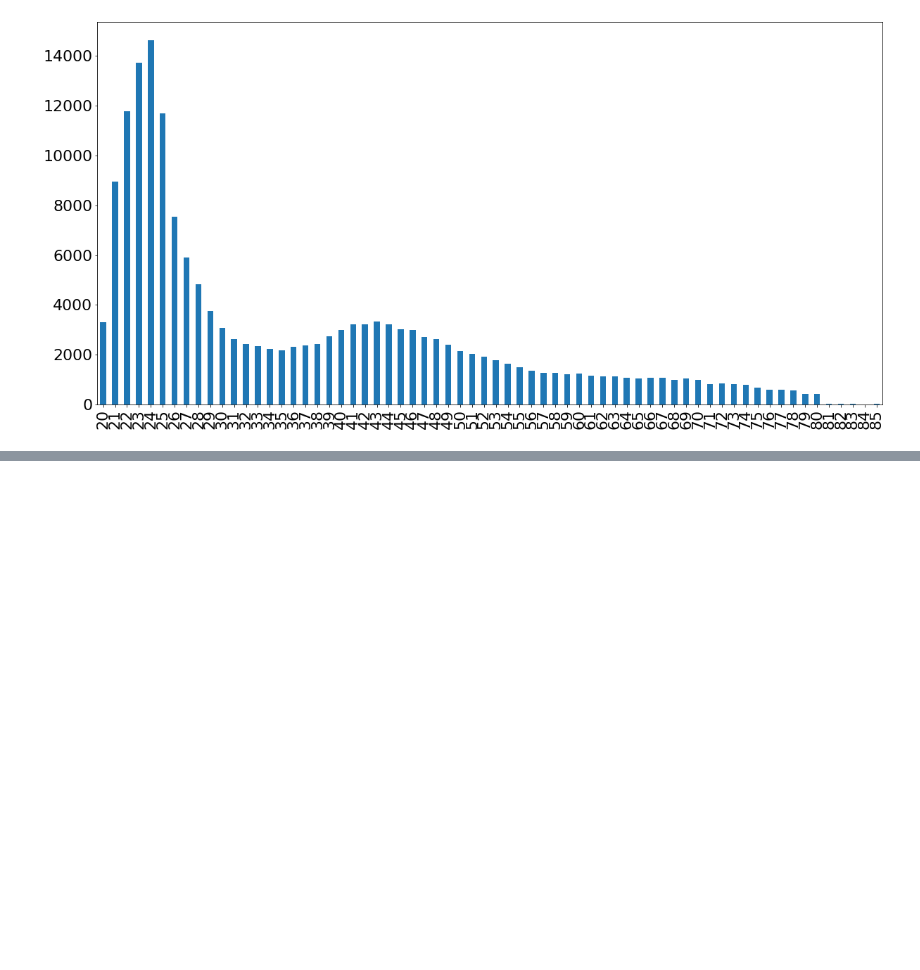
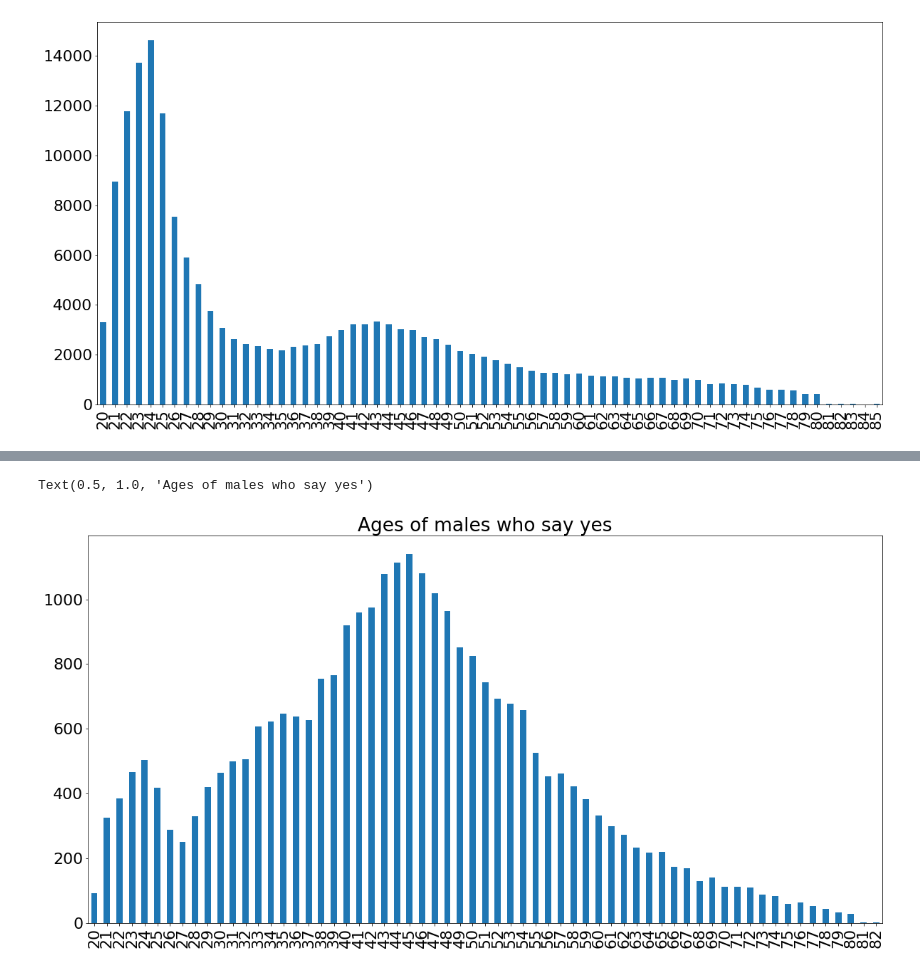
Before and after one commit to krndxs/CST383, a Jupyter notebook: car_insurance_predictions.ipynb, the cells around one changed output, grey strips where cells are left out. Saved outputs shown, nothing was run; the diff lists cells and outputs as text; code cells hidden in the pictures; blank space fills up the shorter version.

```diff
--- a/car_insurance_predictions.ipynb
+++ b/car_insurance_predictions.ipynb
@@ -168,0 +172,6 @@ df['Age'][df['Gender'] != 'Male'].value_counts(sort=False).plot.bar()
+# %%
+df['Age'][(df['Gender'] == 'Male') & df['Response'] == 1].value_counts(sort=False).sort_index().plot.bar()
+plt.title('Ages of males who say yes')
+# %% [output]
+Text(0.5, 1.0, 'Ages of males who say yes')
+[figure, added]
```
Also changed, not shown: parts of 30 cells of this notebook.
